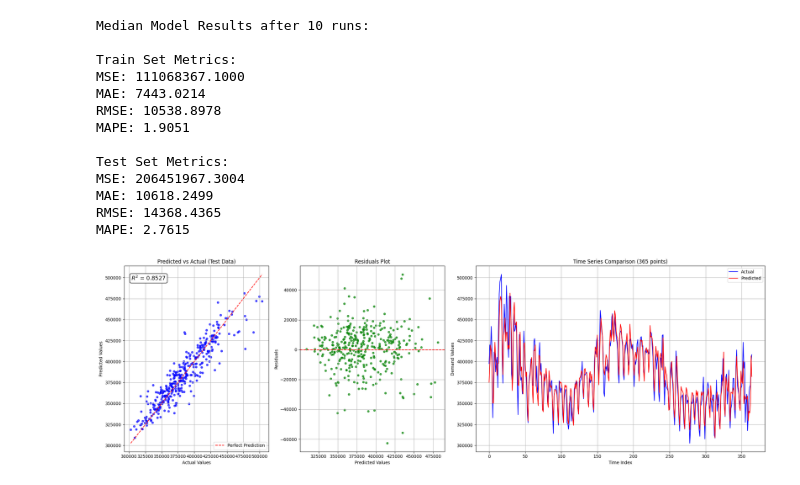
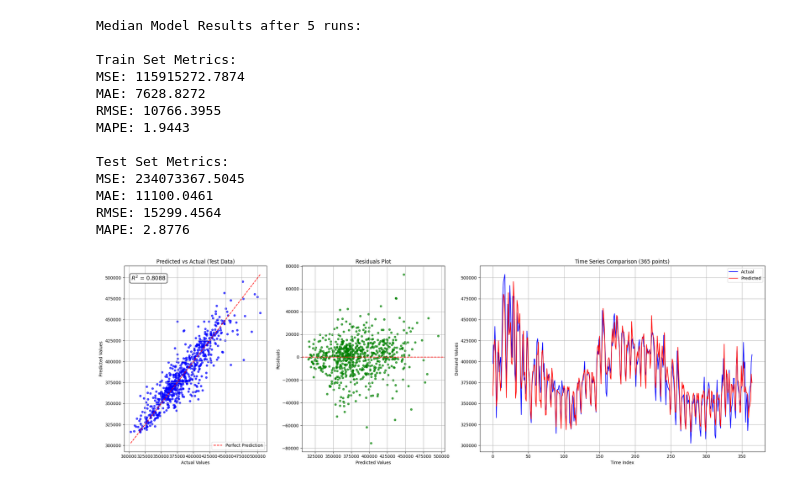
Before and after one commit to harrybirdnz/ZZSC9020-Group_F, a Jupyter notebook: individual/harry/model/2010_2019/80_20/all_features.ipynb, the cells around one changed output. Cells and saved outputs as stored; diff of their text form; code cells hidden in the pictures.

```diff
--- a/individual/harry/model/2010_2019/80_20/all_features.ipynb
+++ b/individual/harry/model/2010_2019/80_20/all_features.ipynb
@@ -20,38 +20,38 @@ feature_names = [
 ]
 # %%
 params = {
-    'learning_rate': 0.0001072442321989738,
-    'batch_size': 64,
-    'seq_length': 21,
+    'learning_rate': 0.0001455007331587193,
+    'batch_size': 50,
+    'seq_length': 18,
     'transformer_encoder_layer_params': {
         'd_model': 64,
         'nhead': 4,
-        'dim_feedforward': 369,
-        'dropout': 0.0458412282962931,
+        'dim_feedforward': 250,
+        'dropout': 0.036070918789856035,
         'activation': 'relu'
     },
     'transformer_layer_params': {
         'num_layers': 1,
     },
     'dataset': '2010-2019',
-    'train_test_split': 'prior:2019',
+    'train_test_split': '80:20',
     'features': ['sum_30_min_demand'] + feature_names,
     'visualise': True,
 }
 
-result_model = median_model(params, 10)
+result_model = median_model(params, 5)
 # %% [output]
-Median Model Results after 10 runs:
+Median Model Results after 5 runs:
 
 Train Set Metrics:
-MSE: 111068367.1000
-MAE: 7443.0214
-RMSE: 10538.8978
-MAPE: 1.9051
+MSE: 115915272.7874
+MAE: 7628.8272
+RMSE: 10766.3955
+MAPE: 1.9443
 
 Test Set Metrics:
-MSE: 206451967.3004
-MAE: 10618.2499
-RMSE: 14368.4365
-MAPE: 2.7615
+MSE: 234073367.5045
+MAE: 11100.0461
+RMSE: 15299.4564
+MAPE: 2.8776
-[figure, old version]
+[figure, new version]
```
Also changed, not shown: parts of 3 cells of this notebook, 13 other files.
